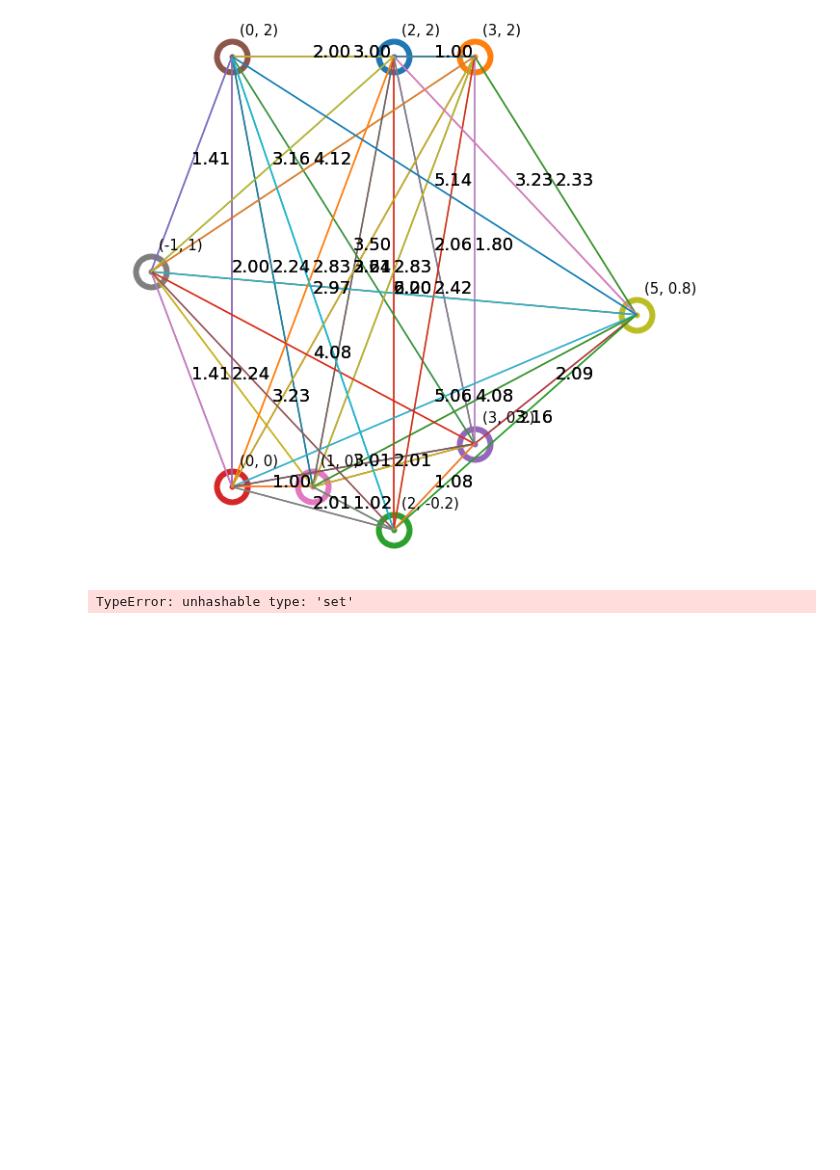
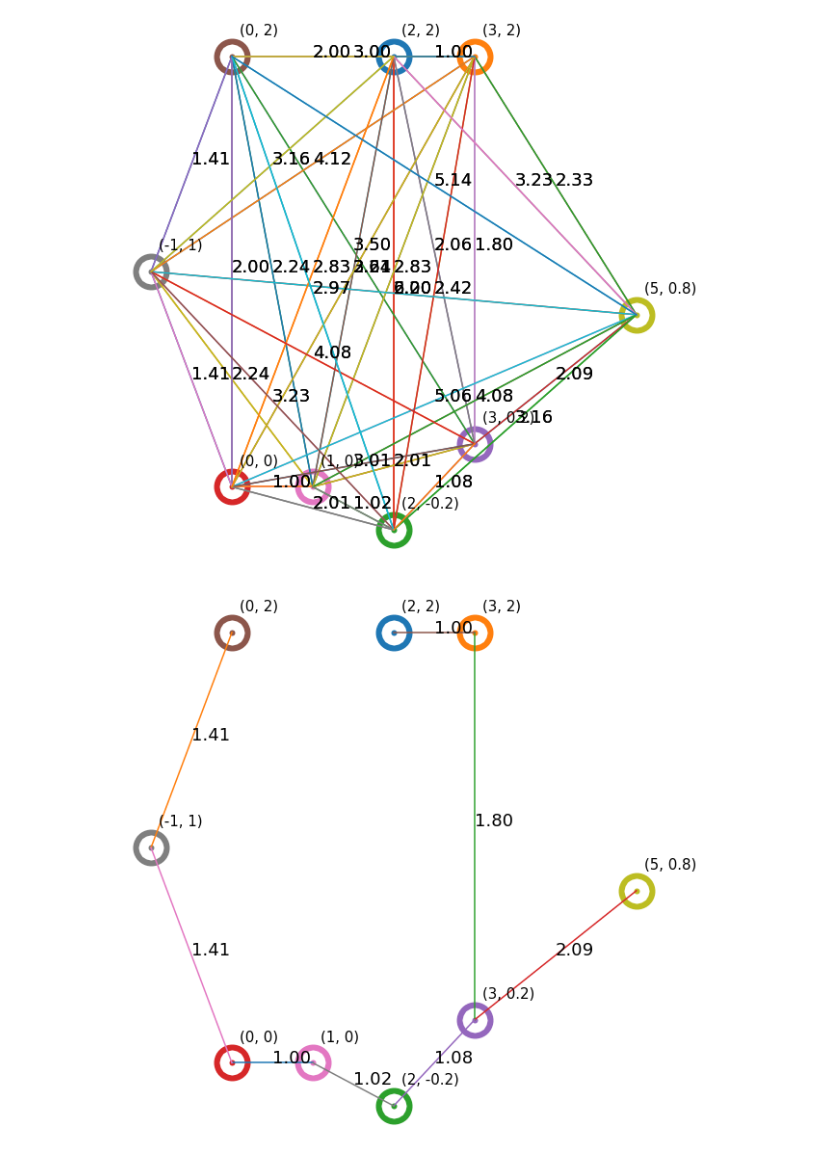
Before and after one commit to longle2718/fundaCS, a Jupyter notebook: mst/mst.ipynb, the cells around one changed output. Cells and saved outputs as stored; diff of their text form; code cells hidden in the pictures; blank space fills up the shorter version.

```diff
--- a/mst/mst.ipynb
+++ b/mst/mst.ipynb
@@ -34,12 +34,16 @@ for node in nodes:
 mst.visualize(nodes,edges,locMap)
 # %% [output]
 [figure]
+# %%
+edgesF = mst.Prim(nodes,edges)
+# %%
+mst.visualize(nodes,edgesF,locMap)
+# %% [output]
+[figure, added]
 # %%
-nodesF,edgesF = mst.Prim(nodes,edges)
+nodesF,edgesF = mst.Kruskal(nodes,edges)
 locMapF = {}
 for node in nodesF:
     locMapF[node] = node.val
-# %% [output]
-TypeError: unhashable type: 'set'
 # %%
 mst.visualize(nodesF,edgesF,locMapF)
```
Also changed, not shown: 1 other file.
